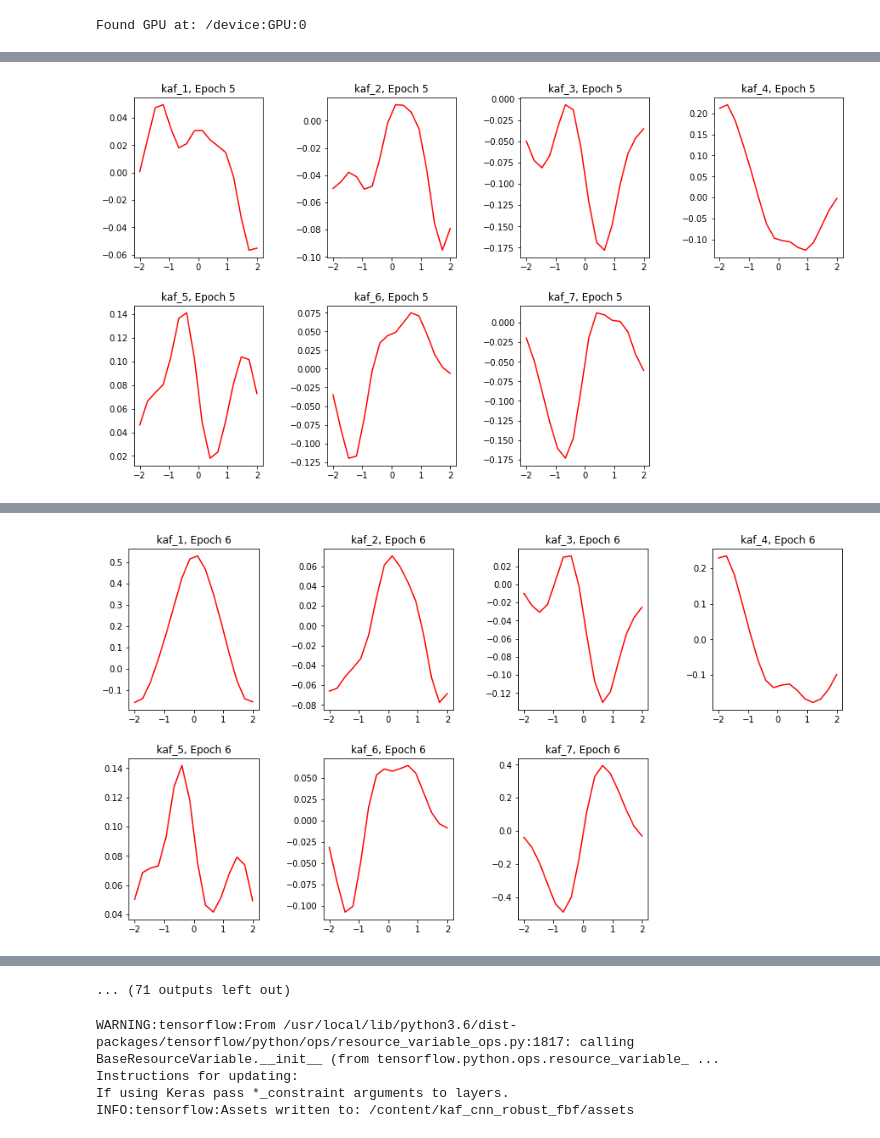
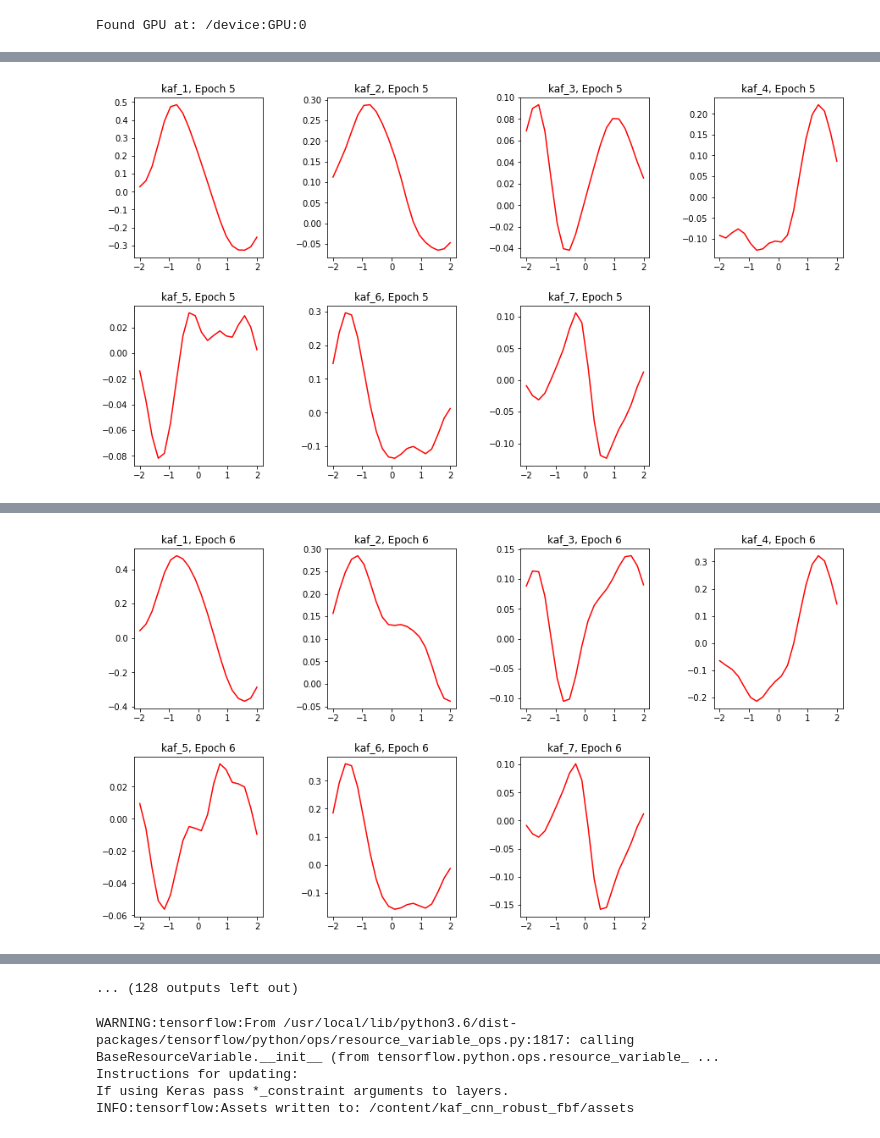
Before and after one commit to arbiter1elegantiae/kaf-nets, a Jupyter notebook: FBFAdversarial_Training_KafNet.ipynb, the cells around one changed output, grey strips where cells are left out. Drawn from its saved outputs; the diff is of its cells as text; code cells hidden in the pictures.

```diff
--- a/FBFAdversarial_Training_KafNet.ipynb
+++ b/FBFAdversarial_Training_KafNet.ipynb
@@ -54,35 +54,35 @@ kaf_cnn = Sequential([
   # Using KAFs instead
   layers.Conv2D(32, 3, padding='same', activation=None, kernel_initializer='he_uniform',  input_shape = (32, 32, 3)),
   layers.BatchNormalization(),
-  activationsf.Kaf(conv=True, D=16, name='kaf_1'),
+  activationsf.Kaf(conv=True, D=20, name='kaf_1'),
   layers.Conv2D(32, 3, padding='same', activation=None, kernel_initializer='he_uniform'),
   layers.BatchNormalization(),
-  activationsf.Kaf(conv=True, D=16, name='kaf_2'),
+  activationsf.Kaf(conv=True, D=20, name='kaf_2'),
   layers.MaxPooling2D(pool_size=(2,2)),
   layers.Dropout(0.2, seed=42),
 
   layers.Conv2D(64, 3, padding='same', activation=None, kernel_initializer='he_uniform'),
   layers.BatchNormalization(),
-  activationsf.Kaf(conv=True, D=16, name='kaf_3'),
+  activationsf.Kaf(conv=True, D=20, name='kaf_3'),
   layers.Conv2D(64, 3, padding='same', activation=None, kernel_initializer='he_uniform'),
   layers.BatchNormalization(),
-  activationsf.Kaf(conv=True, D=16, name='kaf_4'),
+  activationsf.Kaf(conv=True, D=20, name='kaf_4'),
+  layers.MaxPooling2D(pool_size=(2,2)),
+  layers.Dropout(0.25, seed=42),
+
+  layers.Conv2D(128, 3, padding='same', activation=None, kernel_initializer='he_uniform'),
+  layers.BatchNormalization(),
+  activationsf.Kaf(conv=True, D=20, name='kaf_5'),
+  layers.Conv2D(128, 3, padding='same', activation=None, kernel_initializer='he_uniform'),
+  layers.BatchNormalization(),
+  activationsf.Kaf(conv=True, D=20, name='kaf_6'),
   layers.MaxPooling2D(pool_size=(2,2)),
   layers.Dropout(0.3, seed=42),
 
-  layers.Conv2D(128, 3, padding='same', activation=None, kernel_initializer='he_uniform'),
-  layers.BatchNormalization(),
-  activationsf.Kaf(conv=True, D=16, name='kaf_5'),
-  layers.Conv2D(128, 3, padding='same', activation=None, kernel_initializer='he_uniform'),
-  layers.BatchNormalization(),
-  activationsf.Kaf(conv=True, D=16, name='kaf_6'),
-  layers.MaxPooling2D(pool_size=(2,2)),
-  layers.Dropout(0.4, seed=42),
-
   layers.GlobalAveragePooling2D(),
   layers.Dense(128, activation=None, kernel_regularizer=regularizers.l2(0.0012)),
-  activationsf.Kaf(D=16, name='kaf_7'),
-  layers.Dropout(0.45, seed=42),
+  activationsf.Kaf(D=20, name='kaf_7'),
+  layers.Dropout(0.4, seed=42),
   layers.Dense(10, activation='softmax', kernel_regularizer=regularizers.l2(0.0012), dtype=tf.float32)
 ])
 # %%
@@ -102,6 +102,6 @@ from LRFinder.keras_callback import LRFinder
 lr_finder = LRFinder(min_lr=1e-4, max_lr=1) # implemented as a callback
 
 # Perform lr range test on 10 epochs
-rob_kaf_cnn.fit(x_train, y_train, epochs = 10,batch_size=128, callbacks=[lr_finder])
+rob_kaf_cnn.fit(x_train, y_train, epochs = 10,batch_size=64, callbacks=[lr_finder])
 # %% [output]
 Epoch 1/10
@@ -181,5 +173,5 @@ def summarize_diagnostics(history, fine_tuning=False):
 	plt.show()
 	plt.close()
 # %%
-history_kaf = rob_kaf_cnn.fit(x_train, y_train, epochs = 100, validation_data=(x_test[:2000], y_test[:2000]),batch_size=128, callbacks=[es, clr, activationsf.plot_kafs_epoch_wise(num_layers=7)])
+history_kaf = rob_kaf_cnn.fit(x_train, y_train, epochs = 100, validation_data=(x_test[:2000], y_test[:2000]),batch_size=64, callbacks=[es, clr, activationsf.plot_kafs_epoch_wise(num_layers=7)])
 # %% [output]
@@ -198,2 +190,2 @@ Epoch 4/100
-[figure, old version]
+[figure, new version]
 Epoch 5/100
@@ -201,2 +193,2 @@ Epoch 5/100
-[figure, old version]
+[figure, new version]
 Epoch 6/100
@@ -204,4 +196,4 @@ Epoch 6/100
-... (71 outputs left out)
+... (128 outputs left out)
 # %%
 rob_kaf_cnn.save('/content/kaf_cnn_robust_fbf')
 # %% [output]
```
Also changed, not shown: parts of 6 cells of this notebook.
